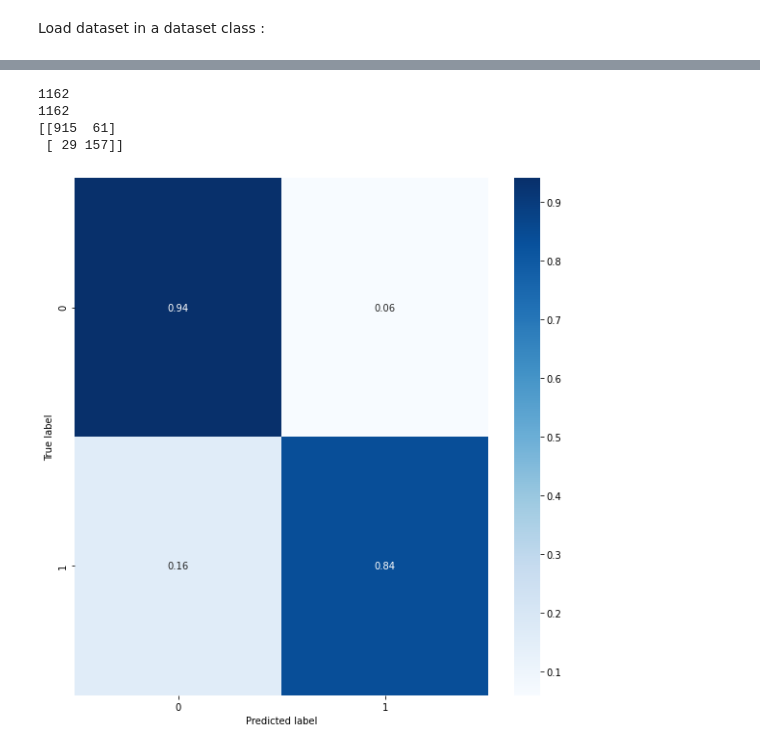
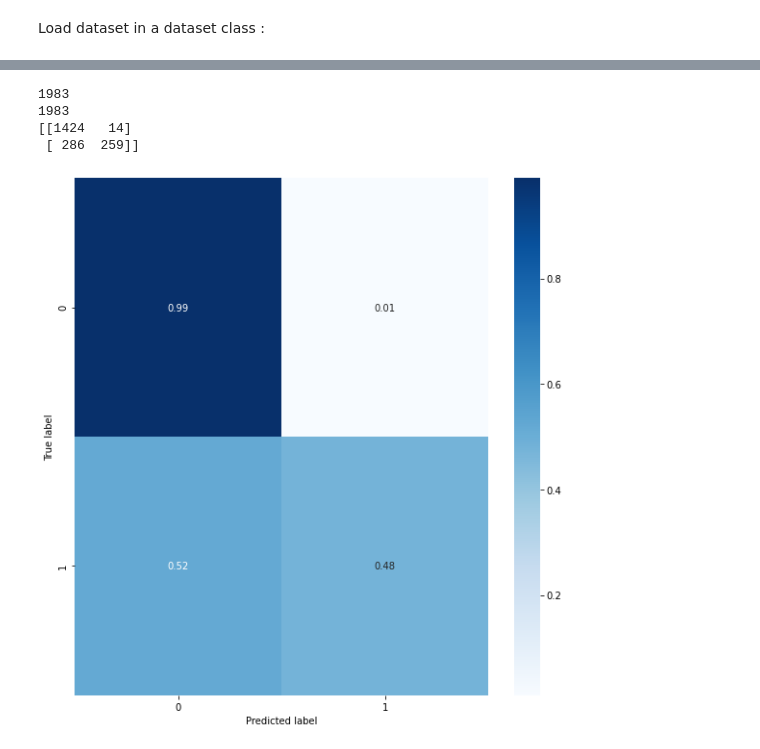
Before and after one commit to heolfief/Where_is_Waldo_AI_solver, a Jupyter notebook: GoogleColab_main.ipynb, the cells around one changed output, grey strips where cells are left out. Saved outputs shown, nothing was run; the diff lists cells and outputs as text; code cells hidden in the pictures.

```diff
--- a/GoogleColab_main.ipynb
+++ b/GoogleColab_main.ipynb
@@ -110,29 +99,24 @@ def get_class_distribution(dataset):
     class_distribution = collections.OrderedDict(sorted(class_distribution.items()))
     return class_distribution
 
-train_distribution = get_class_distribution(train_dataset)
-test_distribution = get_class_distribution(test_dataset)
-val_distribution = get_class_distribution(val_dataset)
+train_distribution = get_class_distribution(ds_train)
+test_distribution = get_class_distribution(ds_test)
 
 # Plot distribution
 indices = np.arange(len(train_distribution))
 width = 0.75
 train_plot = []
 test_plot = []
-val_plot = []
 for label, amount in train_distribution.items():
   train_plot.append(amount)
 for label, amount in test_distribution.items():
   test_plot.append(amount)
-for label, amount in val_distribution.items():
-  val_plot.append(amount)
 
 p1 = plt.bar(indices, train_plot, width)
-p2 = plt.bar(indices, test_plot, width)
-p3 = plt.bar(indices, val_plot, width , bottom=test_plot)
+p2 = plt.bar(indices, test_plot, width, bottom=train_plot)
 plt.ylabel('Amount of labels')
 plt.title('Distribution of labels over dataset')
 plt.xticks(indices, ('no-waldo', 'waldo'))
-l = plt.legend((p1[0], p2[0], p3[0]), ('Train', 'Test', 'Validation'))
+l = plt.legend((p1[0], p2[0]), ('Train', 'Test'))
 plt.show()
 # %% [output]
@@ -173,11 +155,13 @@ from tensorflow import keras
 from tensorflow.keras.layers import Conv2D, MaxPooling2D,Dropout,Flatten,experimental
 import time
 
-train_dataset = train_dataset.shuffle(1000)
-train_dataset = train_dataset.batch(128)
-val_dataset = val_dataset.shuffle(1000)
-val_dataset = val_dataset.batch(128)
-test_dataset = test_dataset.batch(128)
+ds_train = ds_train.cache()
+ds_train = ds_train.shuffle(ds_info.splits['train'].num_examples)
+ds_train = ds_train.batch(128)
+ds_train = ds_train.prefetch(tf.data.experimental.AUTOTUNE)
+ds_test = ds_test.batch(128)
+ds_test = ds_test.cache()
+ds_test = ds_test.prefetch(tf.data.experimental.AUTOTUNE)
 # %%
 CNN = Sequential()
 
@@ -188,16 +172,18 @@ data_augmentation = keras.Sequential(
                                                  input_shape=(64,
                                                               64,
                                                               3)),
-    experimental.preprocessing.RandomContrast(0.4)
+    experimental.preprocessing.RandomContrast(0.4),
+    experimental.preprocessing.RandomZoom(0.1),
+    experimental.preprocessing.RandomRotation(0.2),
   ]
 )
 
 CNN.add(data_augmentation)
-CNN.add(Conv2D(64, (2, 2), input_shape=(64, 64, 3),
+CNN.add(Conv2D(256, (2, 2), input_shape=(64, 64, 3),
                       padding='valid',
                       name='Convolution-1',
                       activation='relu'))
-CNN.add(Conv2D(64, (2, 2), padding='valid',
+CNN.add(Conv2D(256, (2, 2), padding='valid',
                       name='Convolution-2',
                       activation='relu'))
 CNN.add(MaxPooling2D(pool_size=(2, 2),
@@ -214,10 +200,10 @@ CNN.add(MaxPooling2D(pool_size=(2, 2),
                             name='Pooling-2'))
 CNN.add(Dropout(0.10))
 
-CNN.add(Conv2D(256, (2, 2), padding='valid',
+CNN.add(Conv2D(64, (2, 2), padding='valid',
                       name='Convolution-5',
                       activation='relu'))
-CNN.add(Conv2D(256, (2, 2), padding='valid',
+CNN.add(Conv2D(64, (2, 2), padding='valid',
                       name='Convolution-6',
                       activation='relu'))
 CNN.add(MaxPooling2D(pool_size=(2, 2),
@@ -247,5 +233,5 @@ CNN.compile(  loss=tf.keras.losses.SparseCategoricalCrossentropy(
 class_weight = {0: 1,
                 1: train_plot[0]/train_plot[1]}
 
-history = CNN.fit(train_dataset, epochs=20, validation_data=val_dataset, class_weight=class_weight)
+history = CNN.fit(ds_train, epochs=50, validation_data=ds_test, class_weight=class_weight)
 # %% [output]
@@ -289,29 +275,29 @@ plt.show()
 # %%
 import numpy as np
 import pandas as pd
 import matplotlib.pyplot as plt
 import seaborn as sns
 
-y_pred=CNN.predict_classes(test_dataset)
+y_pred=CNN.predict_classes(ds_test)
 print(y_pred.size)
-true_categories = tf.concat([y for x, y in test_dataset], axis=0)
+true_categories = tf.concat([y for x, y in ds_test], axis=0)
 print(true_categories.numpy().size)
 con_mat = tf.math.confusion_matrix(labels=true_categories, predictions=y_pred).numpy()
 print(con_mat)
 con_mat_norm = np.around(con_mat.astype('float') / con_mat.sum(axis=1)[:, np.newaxis], decimals=2)
 classes = [0, 1]
 con_mat_df = pd.DataFrame(con_mat_norm,
                      index = classes,
                      columns = classes)
 figure = plt.figure(figsize=(8, 8))
 sns.heatmap(con_mat_df, annot=True,cmap=plt.cm.Blues)
 plt.tight_layout()
 plt.ylabel('True label')
 plt.xlabel('Predicted label')
 plt.show()
 # %% [output]
-1162
-1162
-[[915  61]
- [ 29 157]]
+1983
+1983
+[[1424   14]
+ [ 286  259]]
-[figure, old version]
+[figure, new version]
```
Also changed, not shown: parts of 10 cells of this notebook.
